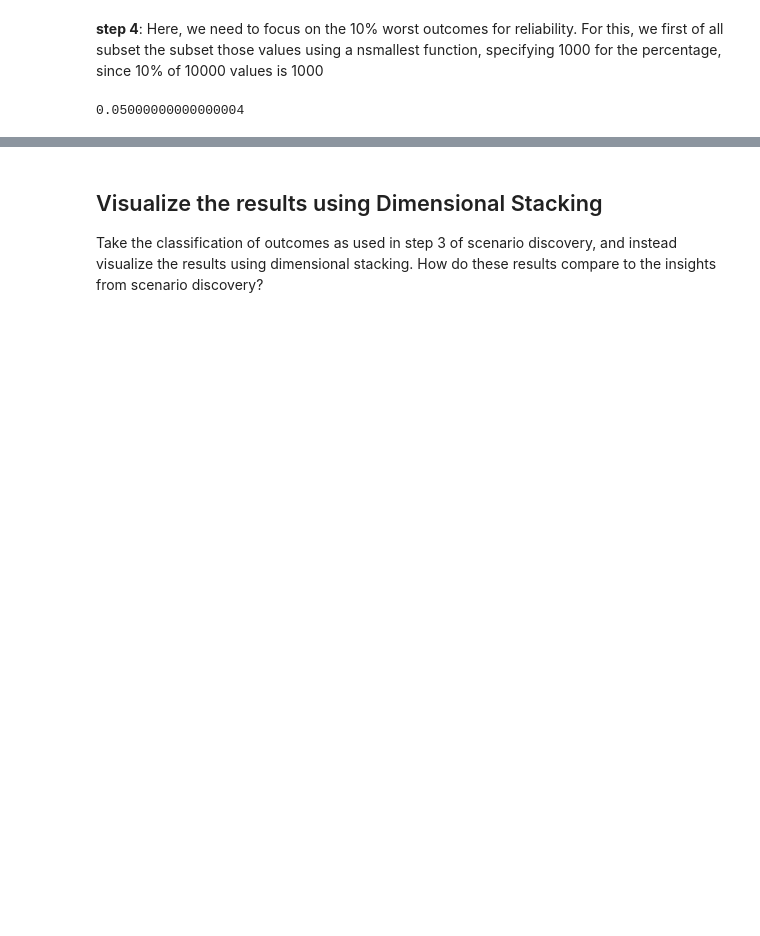
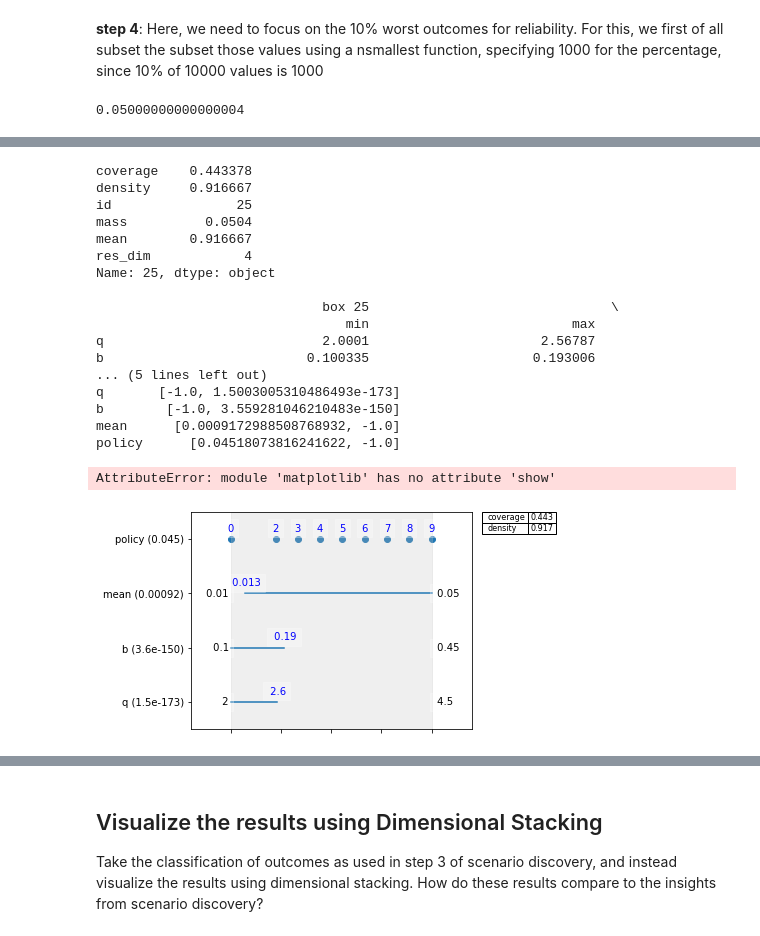
Before and after one commit to SoniAnmol/epa_1361_group_20_final_project, a Jupyter notebook: Week 3-4 - vulnerability analysis/assignment 5 - subspace partitioning lake model_RoelUpdated (2).ipynb, the cells around one changed output, grey strips where cells are left out. Cells and saved outputs as stored; diff of their text form; code cells hidden in the pictures; blank space fills up the shorter version.

```diff
--- a/Week 3-4 - vulnerability analysis/assignment 5 - subspace partitioning lake model_RoelUpdated (2).ipynb
+++ b/Week 3-4 - vulnerability analysis/assignment 5 - subspace partitioning lake model_RoelUpdated (2).ipynb
@@ -174,2 +195,27 @@ AttributeError: module 'matplotlib' has no attribute 'show'
+# %%
+#Show the results in table and visual format
+box1.inspect(25)
+box1.inspect(25, style='graph')
+plt.show()
+# %% [output]
+coverage    0.443378
+density     0.916667
+id                25
+mass          0.0504
+mean        0.916667
+res_dim            4
+Name: 25, dtype: object
+
+                             box 25                               \
+                                min                          max
+q                            2.0001                      2.56787
+b                          0.100335                     0.193006
+... (5 lines left out)
+q       [-1.0, 1.5003005310486493e-173]
+b        [-1.0, 3.559281046210483e-150]
+mean      [0.0009172988508768932, -1.0]
+policy      [0.04518073816241622, -1.0]
+AttributeError: module 'matplotlib' has no attribute 'show'
+[figure, added]
 # %%
 # Show the results as scatter plots
```
Also changed, not shown: parts of 15 cells of this notebook.
